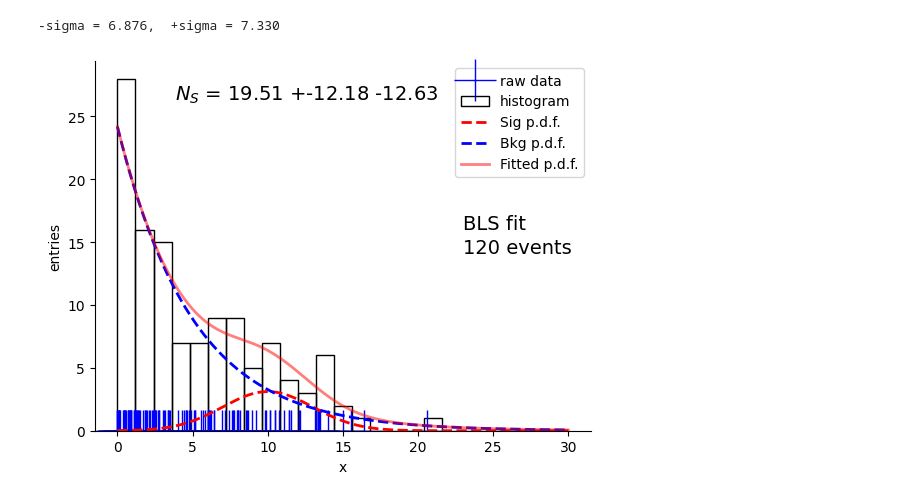
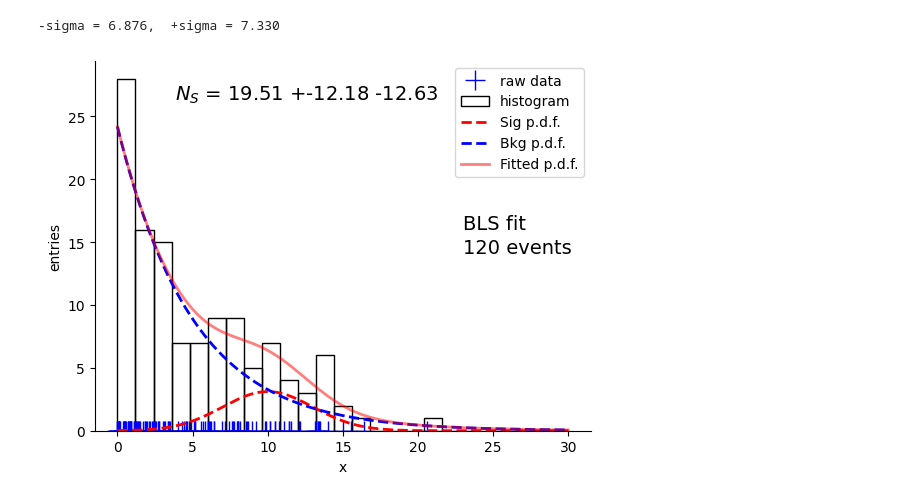
Before and after one commit to Trivial137/KISD_Statistics_ex-anwer-1, a Jupyter notebook: LS_fit_template.ipynb, the cells around one changed output. Cells and saved outputs as stored; diff of their text form; code cells hidden in the pictures.

```diff
--- a/LS_fit_template.ipynb
+++ b/LS_fit_template.ipynb
@@ -153,32 +153,33 @@ print("-sigma = %2.3f,  +sigma = %2.3f"%(sigma_neg, sigma_pos))
 # fitted p.d.f.:
 y = (fitted_mus/nhist*scales*gauss(x, mu, sigma)+(nhist-fitted_mus)/nhist*scaleb*decay(x, tau))
 ys = (fitted_mus/nhist*scales*gauss(x, mu, sigma))
 yb = ((nhist-fitted_mus)/nhist*scaleb*decay(x, tau))
 
 fig, ax = plt.subplots()
 
-ax.plot(rndy, np.zeros(rndy.shape), 'b+', ms=30, label="raw data")  # rug plot
+# the marker size (ms) for raw data points in the curve was refined from 20 to 15 to enhance visual clarity and overall elegance
+ax.plot(rndy, np.zeros(rndy.shape), 'b+', ms=15, label="raw data")  # rug plot
 ax.hist(rndy, bins=nbins, range=(0.0, xrange), fill=False, color='green', label="histogram")  # histogram
 
 ax.plot(x, nhist*xrange*(1/nbins)*ys, 'r', linewidth=2, linestyle='--', label="Sig p.d.f.")
 ax.plot(x, nhist*xrange*(1/nbins)*yb, 'b', linewidth=2, linestyle='--', label="Bkg p.d.f.")
 ax.plot(x, nhist*xrange*(1/nbins)*y, 'r', alpha=0.5, linewidth=2, linestyle='-', label="Fitted p.d.f.")
 #ax.set_ylim(bottom=0)
 
 fig.text(0.70, 0.53, 'BLS fit', fontsize=14)
 fig.text(0.70, 0.48, '%d events'%nhist, fontsize=14)
 fig.text(0.25, 0.80, '$N_S$ = %2.2f +%2.2f -%2.2f'%(fitted_mus,sigma_pos-fitted_mus,fitted_mus-sigma_neg), fontsize=14)
 #fig.text(0.25, 0.80, '$N_S$ = %2.2f'%(fitted_mus), fontsize=14)
 
 ax.spines['right'].set_visible(False)
 ax.spines['top'].set_visible(False)
 ax.xaxis.set_ticks_position('bottom')
 
 ax.legend(loc=1, fontsize=10)
 
 ax.set_xlabel('x')
 ax.set_ylabel('entries')
 
 plt.show()
 # %% [output]
-[figure, old version]
+[figure, new version]
```
Also changed, not shown: parts of 1 cell of this notebook.
